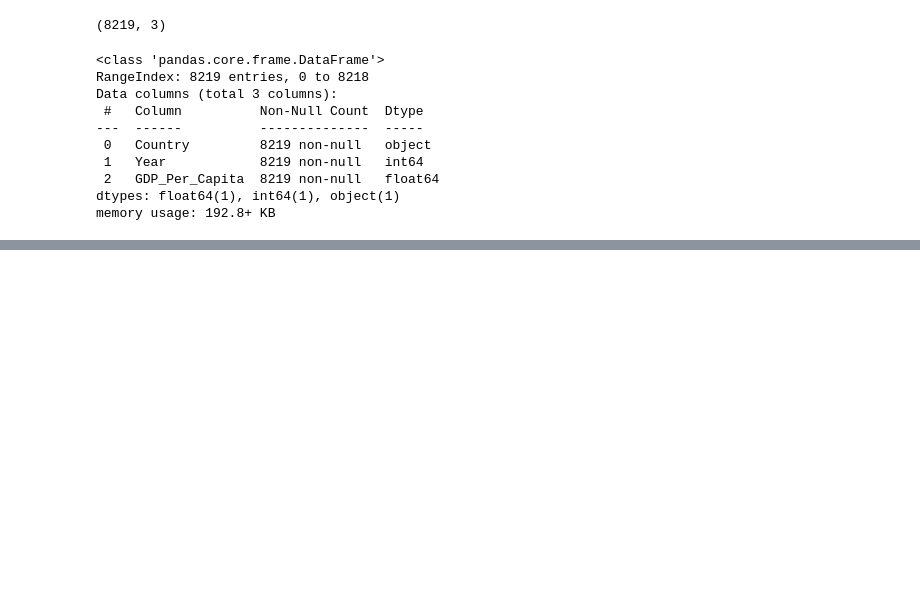
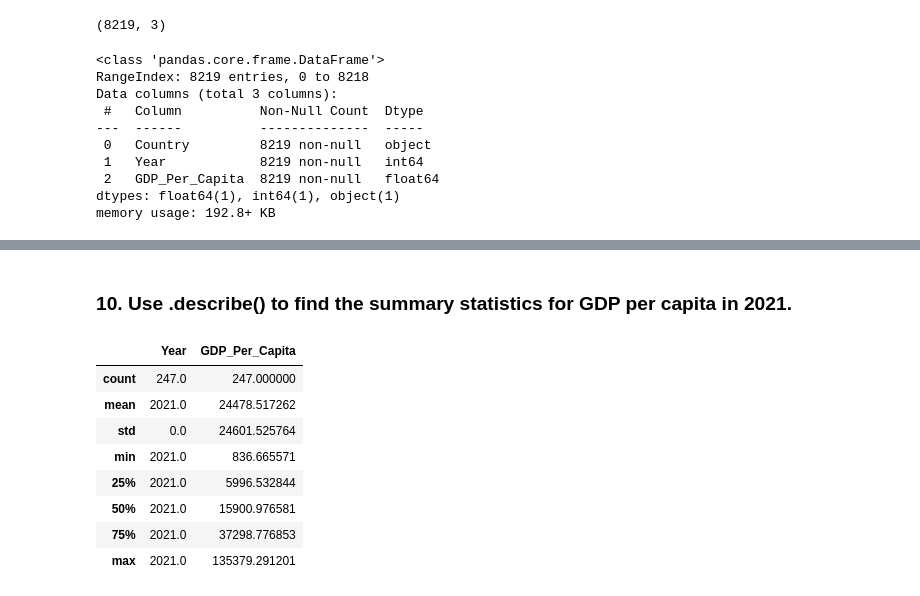
Before and after one commit to nss-data-science-cohort-9/un-exploration-shannequin, a Jupyter notebook: notebooks/UN_Data_Exploration.ipynb, the cells around one changed output, grey strips where cells are left out. Drawn from its saved outputs; the diff is of its cells as text; code cells hidden in the pictures; blank space fills up the shorter version.

```diff
--- a/notebooks/UN_Data_Exploration.ipynb
+++ b/notebooks/UN_Data_Exploration.ipynb
@@ -160,0 +161,14 @@ https://plotly.com/python/plotly-express/.
+# %% [markdown]
+### 10. Use .describe() to find the summary statistics for GDP per capita in 2021.
+# %%
+gdp_2021.describe()
+# %% [output]
+|  | Year | GDP_Per_Capita |
+| count | 247.0 | 247.000000 |
+| mean | 2021.0 | 24478.517262 |
+| std | 0.0 | 24601.525764 |
+| min | 2021.0 | 836.665571 |
+| 25% | 2021.0 | 5996.532844 |
+| 50% | 2021.0 | 15900.976581 |
+| 75% | 2021.0 | 37298.776853 |
+| max | 2021.0 | 135379.291201 |
```
Also changed, not shown: parts of 17 cells of this notebook.
